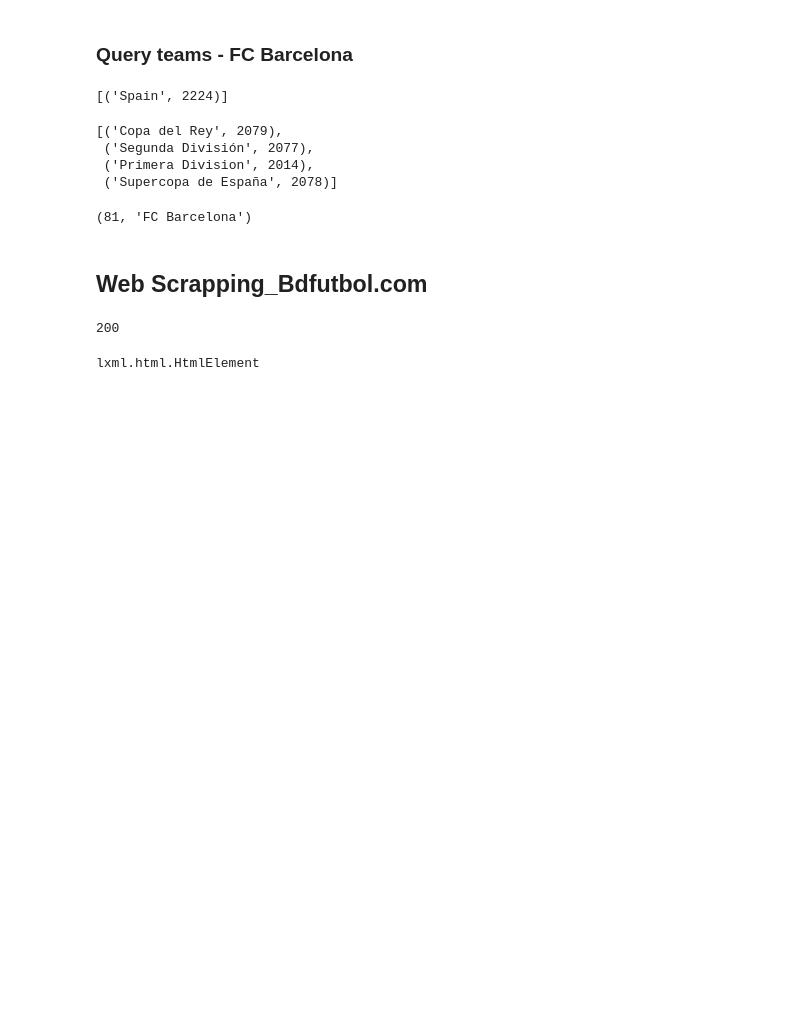
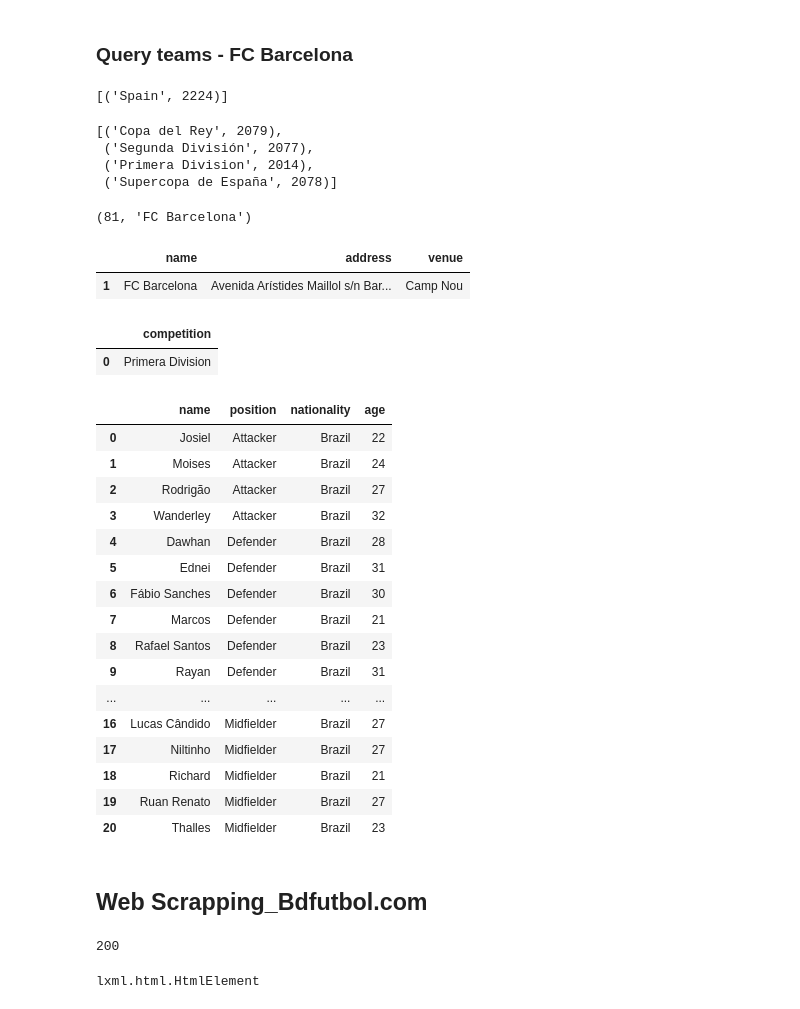
Before and after one commit to ta-datapt-bcn/project-web, a Jupyter notebook: project3_projectweb.ipynb, the cells around one changed output. Cells and saved outputs as stored; diff of their text form; code cells hidden in the pictures; blank space fills up the shorter version.

```diff
--- a/project3_projectweb.ipynb
+++ b/project3_projectweb.ipynb
@@ -269,17 +330,41 @@ for i in fcb.competition_teams(id_comp=2014):
 # Call function teams_info and export the returned DataFrame to csv
 # Basic club information
 
-fcb.teams_info(id_team=81).to_csv('API_output/5.fcb_basicinfo.csv')
+fcb.teams_info(id_team=81)#.to_csv('API_output/5.fcb_basicinfo.csv')
+# %% [output]
+|  | name | address | venue |
+| 1 | FC Barcelona | Avenida Arístides Maillol s/n Bar... | Camp Nou |
 # %%
 # Call function teams_competitions and export the returned DataFrame to csv
 # Competitions in which the team competes this season
 
-fcb.teams_competitions(id_team=81).to_csv('API_output/6.fcb_competitions.csv')
+fcb.teams_competitions(id_team=81)#.to_csv('API_output/6.fcb_competitions.csv')
+# %% [output]
+|  | competition |
+| 0 | Primera Division |
 # %%
 # Call function teams_squad and export the returned DataFrame to csv
 # Players from the squad
 
-fcb.teams_squad(id_team=81).to_csv('API_output/7.fcb_squad.csv')
+fcb.teams_squad(id_team=81, season=2017)#.to_csv('API_output/7.fcb_squad.csv')
+# %% [output]
+|  | name | position | nationality | age |
+| 0 | Josiel | Attacker | Brazil | 22 |
+| 1 | Moises | Attacker | Brazil | 24 |
+| 2 | Rodrigão | Attacker | Brazil | 27 |
+| 3 | Wanderley | Attacker | Brazil | 32 |
+| 4 | Dawhan | Defender | Brazil | 28 |
+| 5 | Ednei | Defender | Brazil | 31 |
+| 6 | Fábio Sanches | Defender | Brazil | 30 |
+| 7 | Marcos | Defender | Brazil | 21 |
+| 8 | Rafael Santos | Defender | Brazil | 23 |
+| 9 | Rayan | Defender | Brazil | 31 |
+| ... | ... | ... | ... | ... |
+| 16 | Lucas Cândido | Midfielder | Brazil | 27 |
+| 17 | Niltinho | Midfielder | Brazil | 27 |
+| 18 | Richard | Midfielder | Brazil | 21 |
+| 19 | Ruan Renato | Midfielder | Brazil | 27 |
+| 20 | Thalles | Midfielder | Brazil | 23 |
 # %% [markdown]
 ## Web Scrapping_Bdfutbol.com
 # %%
```
Also changed, not shown: parts of 11 cells of this notebook, 1 other file.
